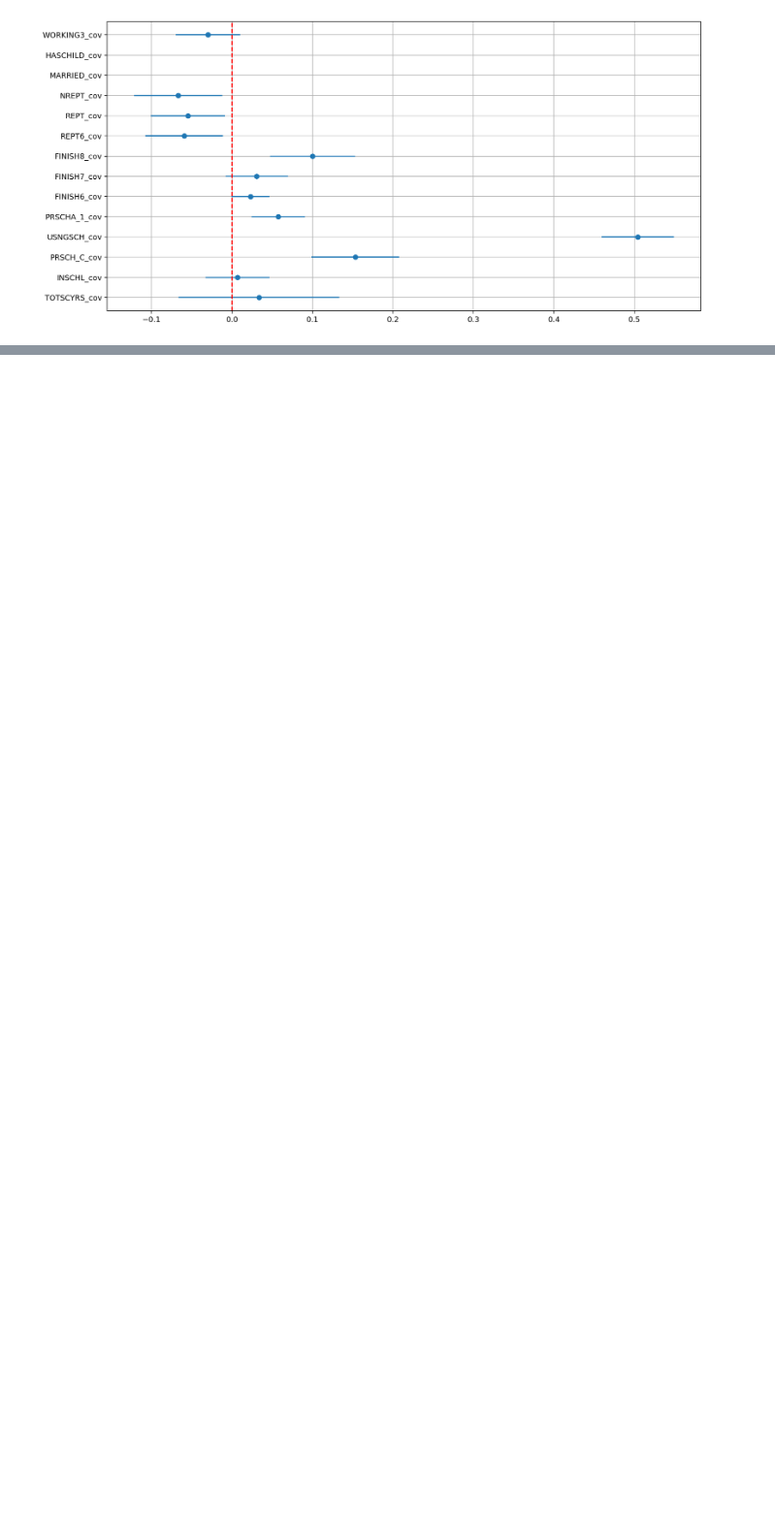
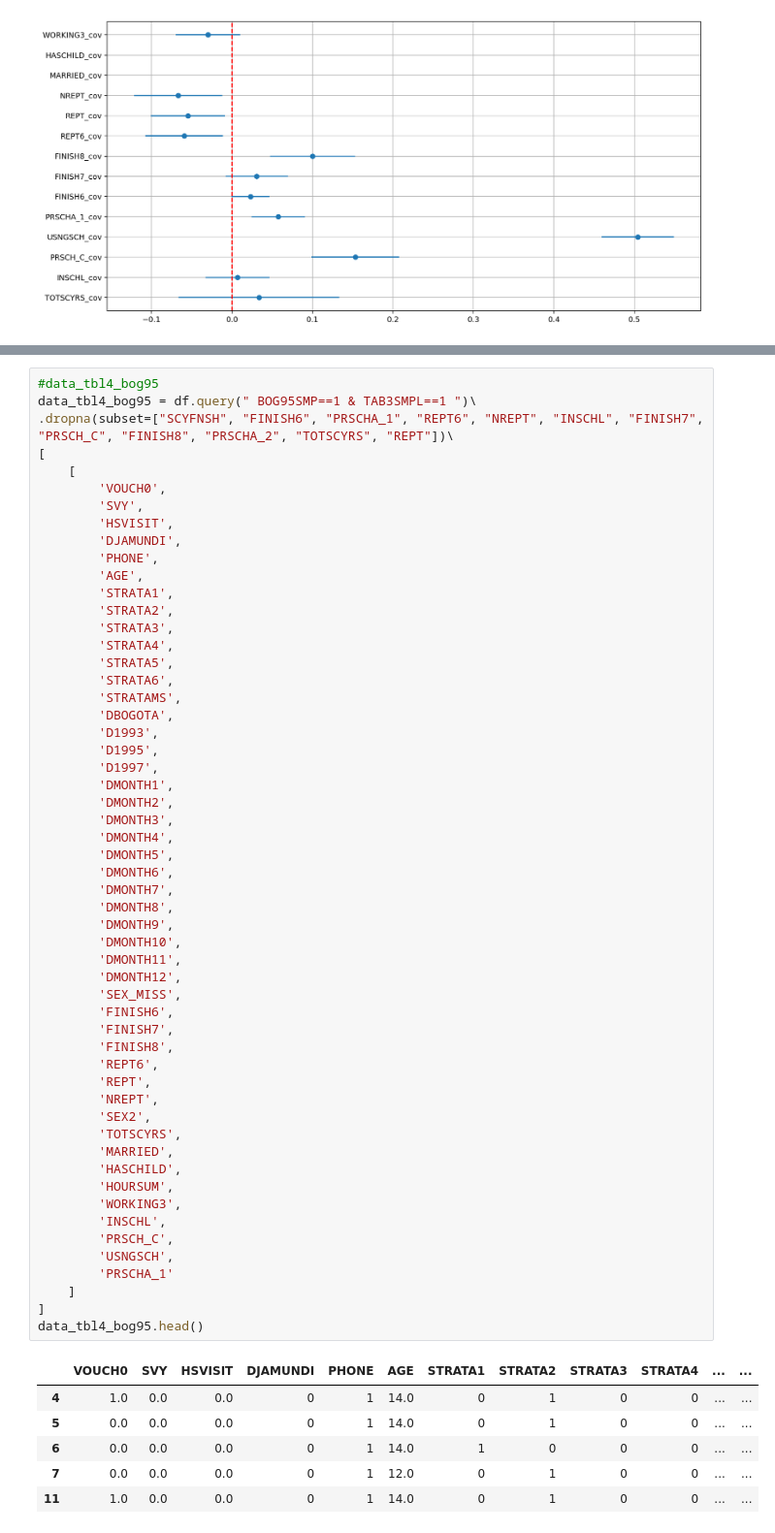
Before and after one commit to kosekitau/causal_inference, a Jupyter notebook: notebook/paces_experiment.ipynb, the cells around one changed output, grey strips where cells are left out. Shown: that part at 97% size. Drawn from its saved outputs; the diff is of its cells as text; blank space fills up the shorter version.

```diff
--- a/notebook/paces_experiment.ipynb
+++ b/notebook/paces_experiment.ipynb
@@ -248,0 +218,62 @@ plt.close()
+# %%
+#data_tbl4_bog95
+data_tbl4_bog95 = df.query(" BOG95SMP==1 & TAB3SMPL==1 ")\
+.dropna(subset=["SCYFNSH", "FINISH6", "PRSCHA_1", "REPT6", "NREPT", "INSCHL", "FINISH7", "PRSCH_C", "FINISH8", "PRSCHA_2", "TOTSCYRS", "REPT"])\
+[
+    [
+        'VOUCH0',
+        'SVY',
+        'HSVISIT',
+        'DJAMUNDI',
+        'PHONE',
+        'AGE',
+        'STRATA1',
+        'STRATA2',
+        'STRATA3',
+        'STRATA4',
+        'STRATA5',
+        'STRATA6',
+        'STRATAMS',
+        'DBOGOTA',
+        'D1993',
+        'D1995',
+        'D1997',
+        'DMONTH1',
+        'DMONTH2',
+        'DMONTH3',
+        'DMONTH4',
+        'DMONTH5',
+        'DMONTH6',
+        'DMONTH7',
+        'DMONTH8',
+        'DMONTH9',
+        'DMONTH10',
+        'DMONTH11',
+        'DMONTH12',
+        'SEX_MISS',
+        'FINISH6',
+        'FINISH7',
+        'FINISH8',
+        'REPT6',
+        'REPT',
+        'NREPT',
+        'SEX2',
+        'TOTSCYRS',
+        'MARRIED',
+        'HASCHILD',
+        'HOURSUM',
+        'WORKING3',
+        'INSCHL',
+        'PRSCH_C',
+        'USNGSCH',
+        'PRSCHA_1'
+    ]
+]
+data_tbl4_bog95.head()
+# %% [output]
+|  | VOUCH0 | SVY | HSVISIT | DJAMUNDI | PHONE | AGE | STRATA1 | STRATA2 | STRATA3 | STRATA4 | ... | ... |
+| 4 | 1.0 | 0.0 | 0.0 | 0 | 1 | 14.0 | 0 | 1 | 0 | 0 | ... | ... |
+| 5 | 0.0 | 0.0 | 0.0 | 0 | 1 | 14.0 | 0 | 1 | 0 | 0 | ... | ... |
+| 6 | 0.0 | 0.0 | 0.0 | 0 | 1 | 14.0 | 1 | 0 | 0 | 0 | ... | ... |
+| 7 | 0.0 | 0.0 | 0.0 | 0 | 1 | 12.0 | 0 | 1 | 0 | 0 | ... | ... |
+| 11 | 1.0 | 0.0 | 0.0 | 0 | 1 | 14.0 | 0 | 1 | 0 | 0 | ... | ... |
```
Also changed, not shown: parts of 10 cells of this notebook.
